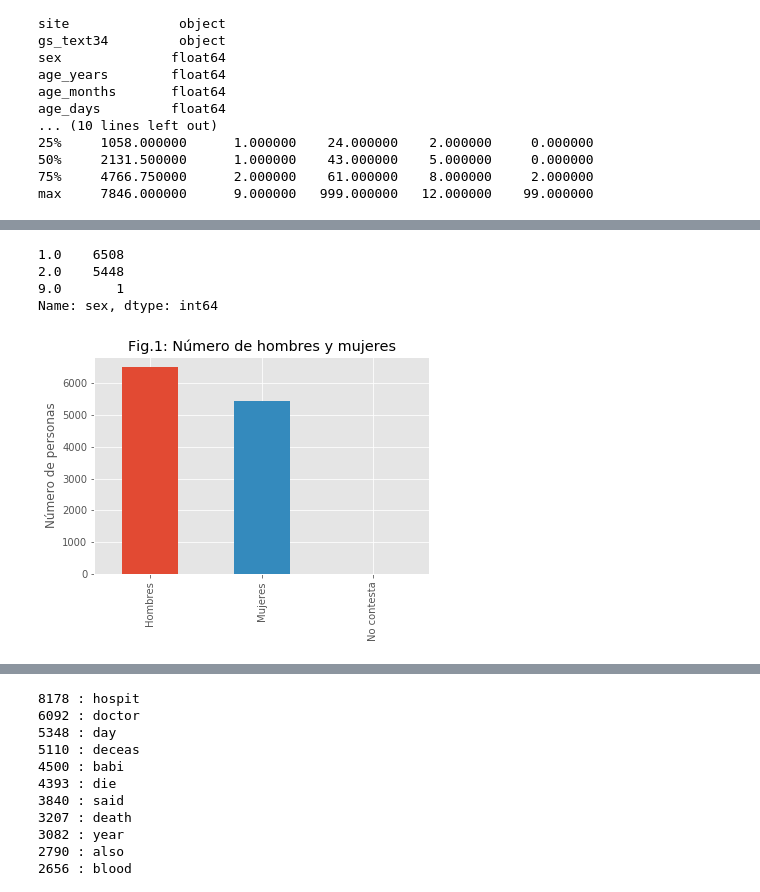
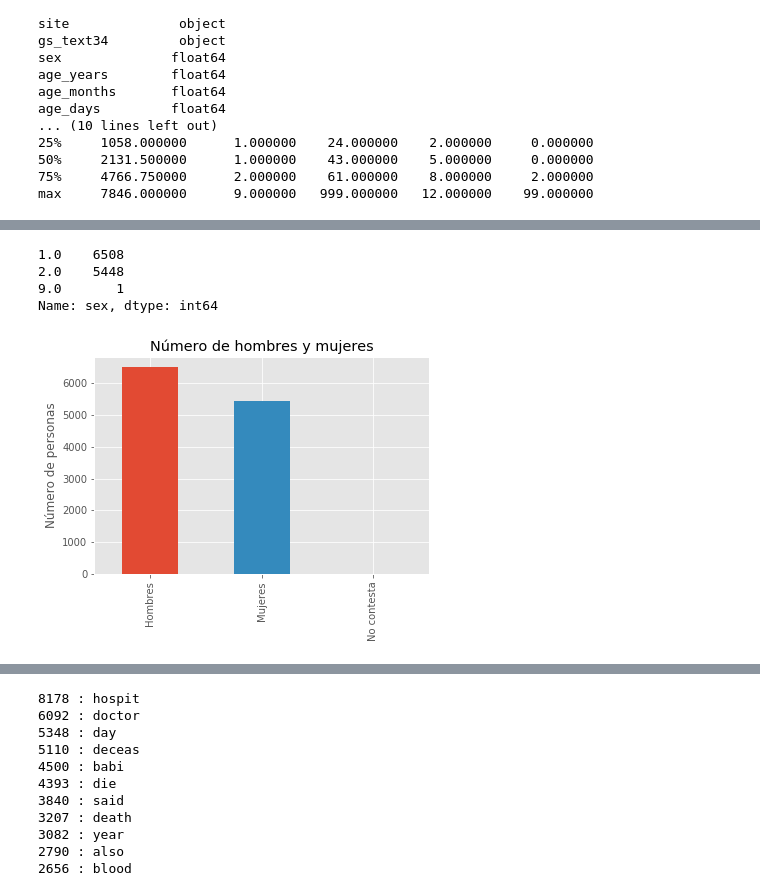
Before and after one commit to AnderRasoVazquez/MD-Proyect, a Jupyter notebook: python/src/jupyter_notebooks/pruebas_proyecto.ipynb, the cells around one changed output, grey strips where cells are left out. Saved outputs shown, nothing was run; the diff lists cells and outputs as text; code cells hidden in the pictures.

```diff
--- a/python/src/jupyter_notebooks/pruebas_proyecto.ipynb
+++ b/python/src/jupyter_notebooks/pruebas_proyecto.ipynb
@@ -60,15 +60,15 @@ df.head(20)  # echamos un vistazo al dataframe para ver la estructura
 # %%
 print(df['sex'].value_counts())
 
 axes = df['sex'].value_counts().plot('bar')
 
-plt.title("Fig.1: Número de hombres y mujeres")
+plt.title("Número de hombres y mujeres")
 plt.ylabel("Número de personas")
 axes.set_xticklabels(('Hombres', 'Mujeres', "No contesta"))
 plt.show()
 # %% [output]
 1.0    6508
 2.0    5448
 9.0       1
 Name: sex, dtype: int64
-[figure, old version]
+[figure, new version]
```
Also changed, not shown: parts of 9 cells of this notebook.
